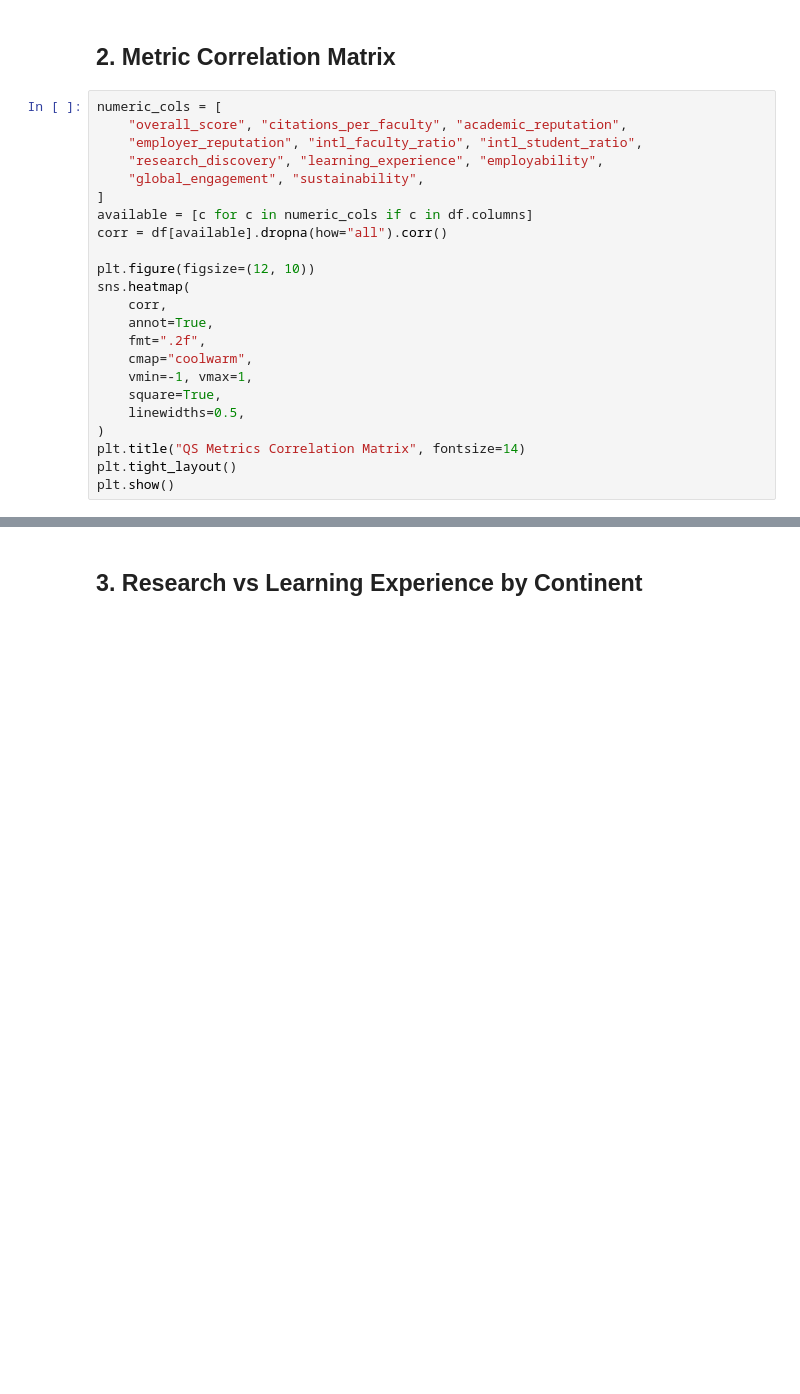
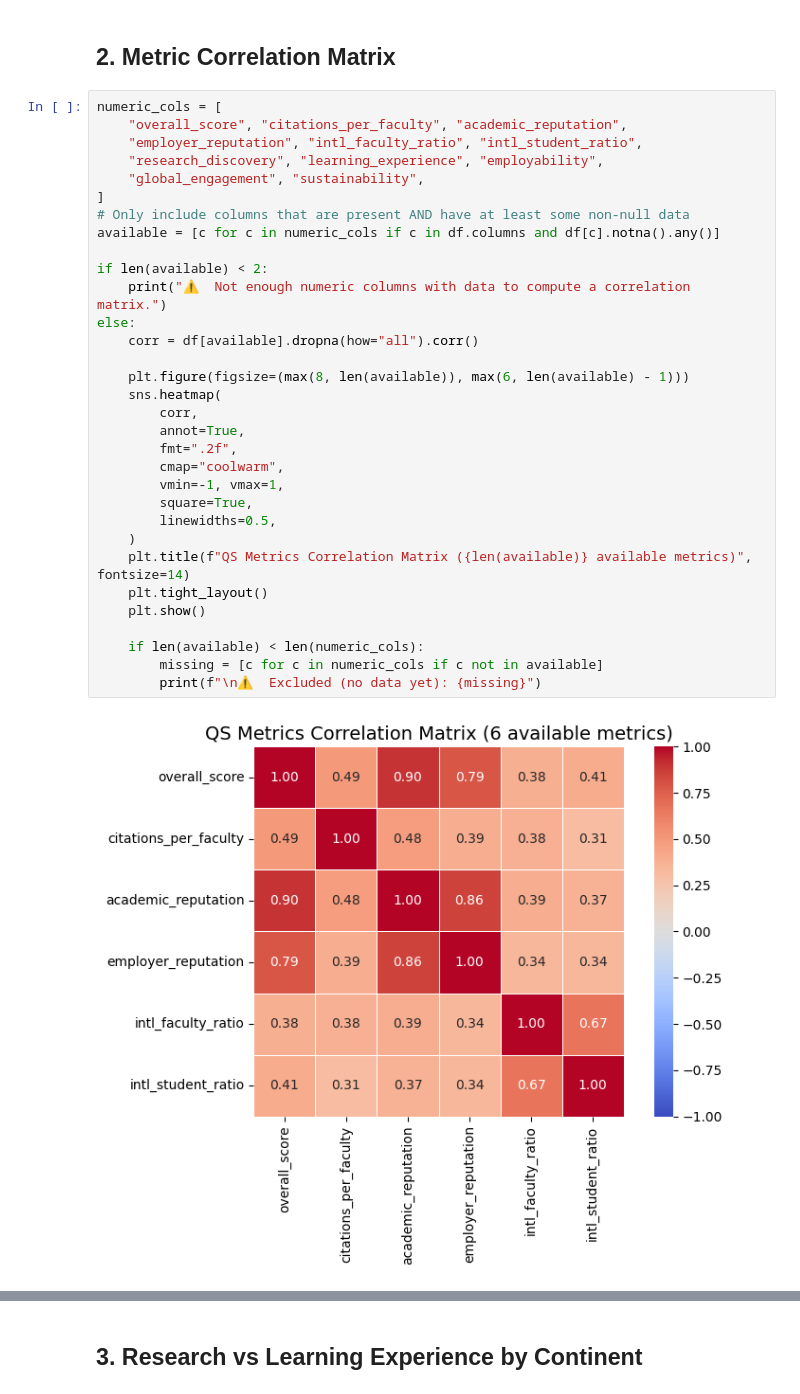
Before and after one commit to desaturne/chatbot-elective, a Jupyter notebook: eda_analysis.ipynb, the cells around one changed output, grey strips where cells are left out. Saved outputs shown, nothing was run; the diff lists cells and outputs as text; blank space fills up the shorter version.

```diff
--- a/eda_analysis.ipynb
+++ b/eda_analysis.ipynb
@@ -108,23 +188,34 @@ print(count_by_country.head(10).to_string(index=False))
 # %%
 numeric_cols = [
     "overall_score", "citations_per_faculty", "academic_reputation",
     "employer_reputation", "intl_faculty_ratio", "intl_student_ratio",
     "research_discovery", "learning_experience", "employability",
     "global_engagement", "sustainability",
 ]
-available = [c for c in numeric_cols if c in df.columns]
-corr = df[available].dropna(how="all").corr()
+# Only include columns that are present AND have at least some non-null data
+available = [c for c in numeric_cols if c in df.columns and df[c].notna().any()]
 
-plt.figure(figsize=(12, 10))
-sns.heatmap(
-    corr,
-    annot=True,
-    fmt=".2f",
-    cmap="coolwarm",
-    vmin=-1, vmax=1,
-    square=True,
-    linewidths=0.5,
-)
-plt.title("QS Metrics Correlation Matrix", fontsize=14)
-plt.tight_layout()
-plt.show()
+if len(available) < 2:
+    print("⚠️  Not enough numeric columns with data to compute a correlation matrix.")
+else:
+    corr = df[available].dropna(how="all").corr()
+
+    plt.figure(figsize=(max(8, len(available)), max(6, len(available) - 1)))
+    sns.heatmap(
+        corr,
+        annot=True,
+        fmt=".2f",
+        cmap="coolwarm",
+        vmin=-1, vmax=1,
+        square=True,
+        linewidths=0.5,
+    )
+    plt.title(f"QS Metrics Correlation Matrix ({len(available)} available metrics)", fontsize=14)
+    plt.tight_layout()
+    plt.show()
+
+    if len(available) < len(numeric_cols):
+        missing = [c for c in numeric_cols if c not in available]
+        print(f"\n⚠️  Excluded (no data yet): {missing}")
+# %% [output]
+[figure, added]
```
Also changed, not shown: parts of 6 cells of this notebook, 2 other files.
